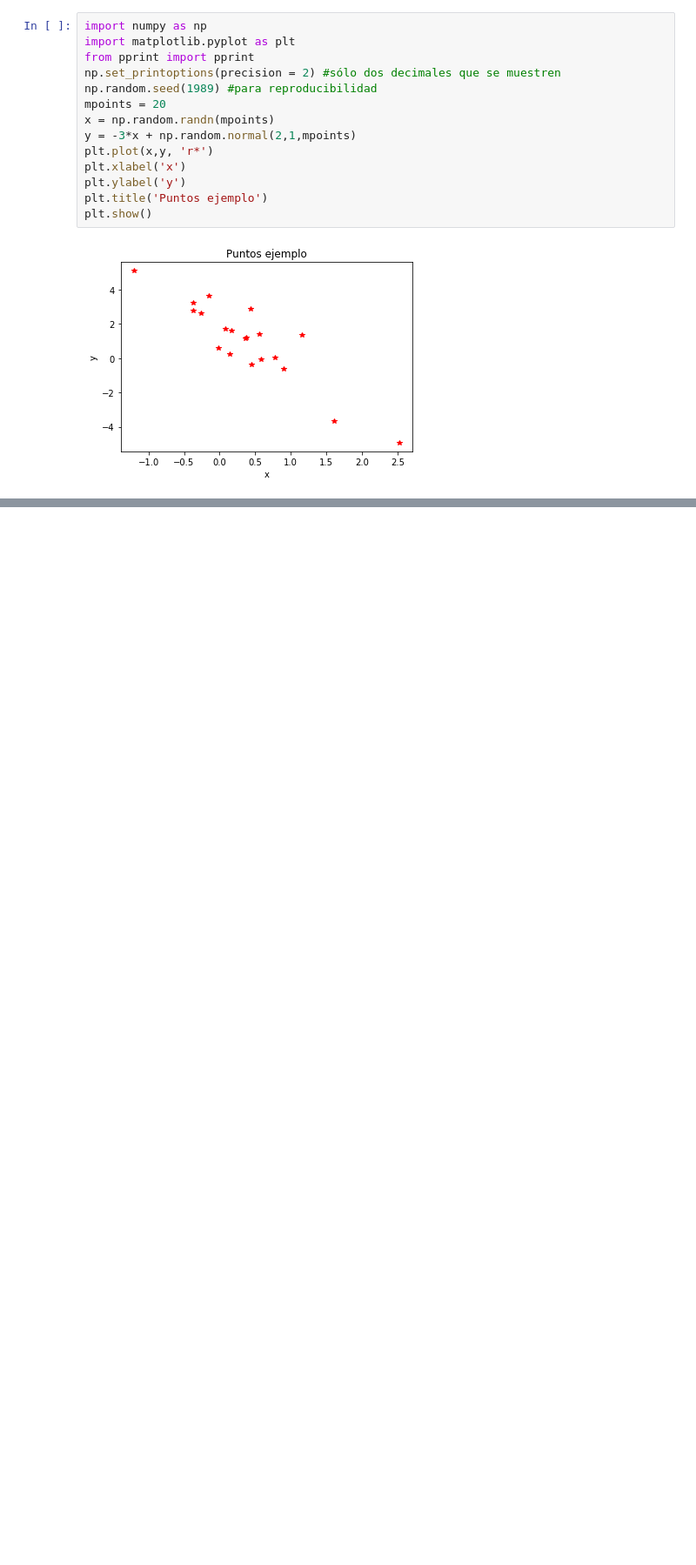
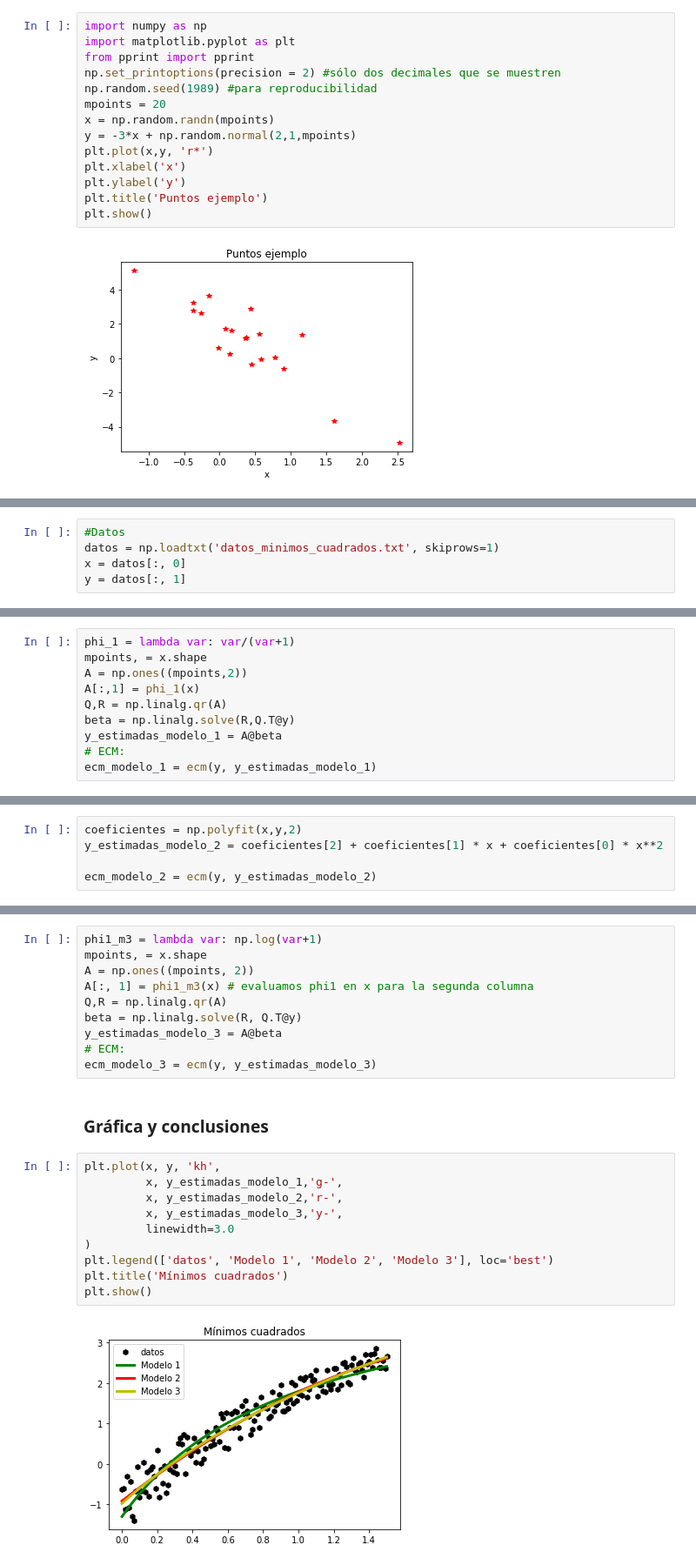
Before and after one commit to gemathus/itam-ds-propedeutico, a Jupyter notebook: practicas/practica_3/practica_3_2.ipynb, the cells around one changed output, grey strips where cells are left out. Shown: that part at 87% size. Saved outputs shown, nothing was run; the diff lists cells and outputs as text; blank space fills up the shorter version.

```diff
--- a/practicas/practica_3/practica_3_2.ipynb
+++ b/practicas/practica_3/practica_3_2.ipynb
@@ -93,0 +95,5 @@ plt.legend(['modelo lineal','datos'], loc='best')
+# %%
+#Datos
+datos = np.loadtxt('datos_minimos_cuadrados.txt', skiprows=1)
+x = datos[:, 0]
+y = datos[:, 1]
@@ -93,0 +103,10 @@ plt.legend(['modelo lineal','datos'], loc='best')
+# %%
+phi_1 = lambda var: var/(var+1)
+mpoints, = x.shape
+A = np.ones((mpoints,2))
+A[:,1] = phi_1(x)
+Q,R = np.linalg.qr(A)
+beta = np.linalg.solve(R,Q.T@y)
+y_estimadas_modelo_1 = A@beta
+# ECM:
+ecm_modelo_1 = ecm(y, y_estimadas_modelo_1)
@@ -93,0 +116,5 @@ plt.legend(['modelo lineal','datos'], loc='best')
+# %%
+coeficientes = np.polyfit(x,y,2)
+y_estimadas_modelo_2 = coeficientes[2] + coeficientes[1] * x + coeficientes[0] * x**2
+
+ecm_modelo_2 = ecm(y, y_estimadas_modelo_2)
@@ -93,0 +124,24 @@ plt.legend(['modelo lineal','datos'], loc='best')
+# %%
+phi1_m3 = lambda var: np.log(var+1)
+mpoints, = x.shape
+A = np.ones((mpoints, 2))
+A[:, 1] = phi1_m3(x) # evaluamos phi1 en x para la segunda columna
+Q,R = np.linalg.qr(A)
+beta = np.linalg.solve(R, Q.T@y)
+y_estimadas_modelo_3 = A@beta
+# ECM:
+ecm_modelo_3 = ecm(y, y_estimadas_modelo_3)
+# %% [markdown]
+### Gráfica y conclusiones
+# %%
+plt.plot(x, y, 'kh',
+         x, y_estimadas_modelo_1,'g-',
+         x, y_estimadas_modelo_2,'r-',
+         x, y_estimadas_modelo_3,'y-',
+         linewidth=3.0
+)
+plt.legend(['datos', 'Modelo 1', 'Modelo 2', 'Modelo 3'], loc='best')
+plt.title('Mínimos cuadrados')
+plt.show()
+# %% [output]
+[figure, added]
```
Also changed, not shown: parts of 21 cells of this notebook, 1 other file.
